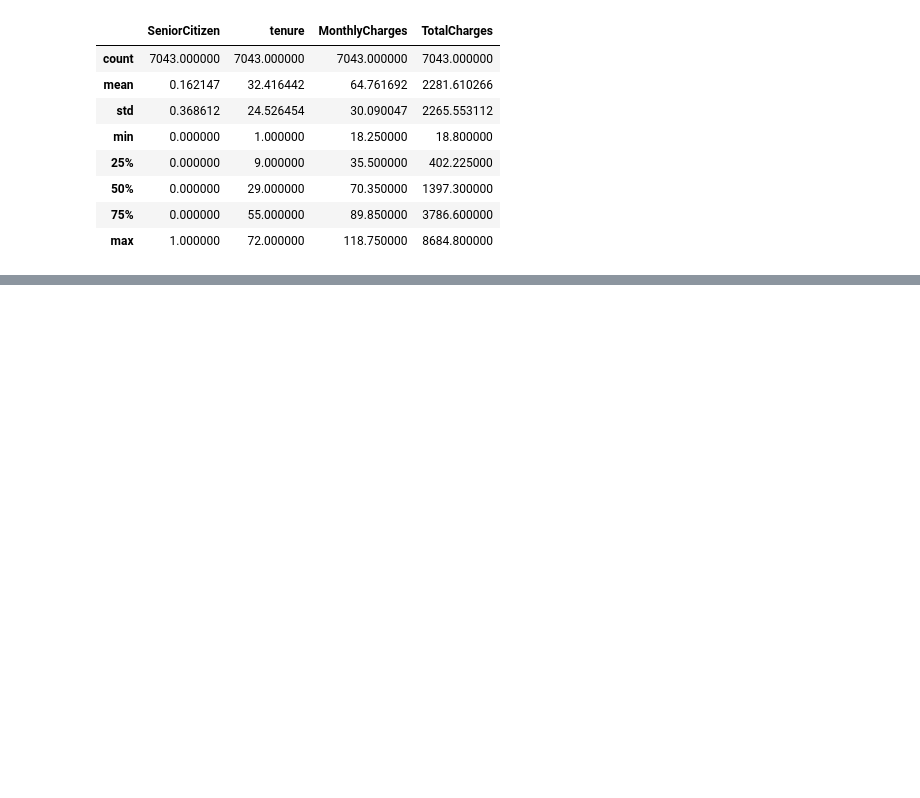
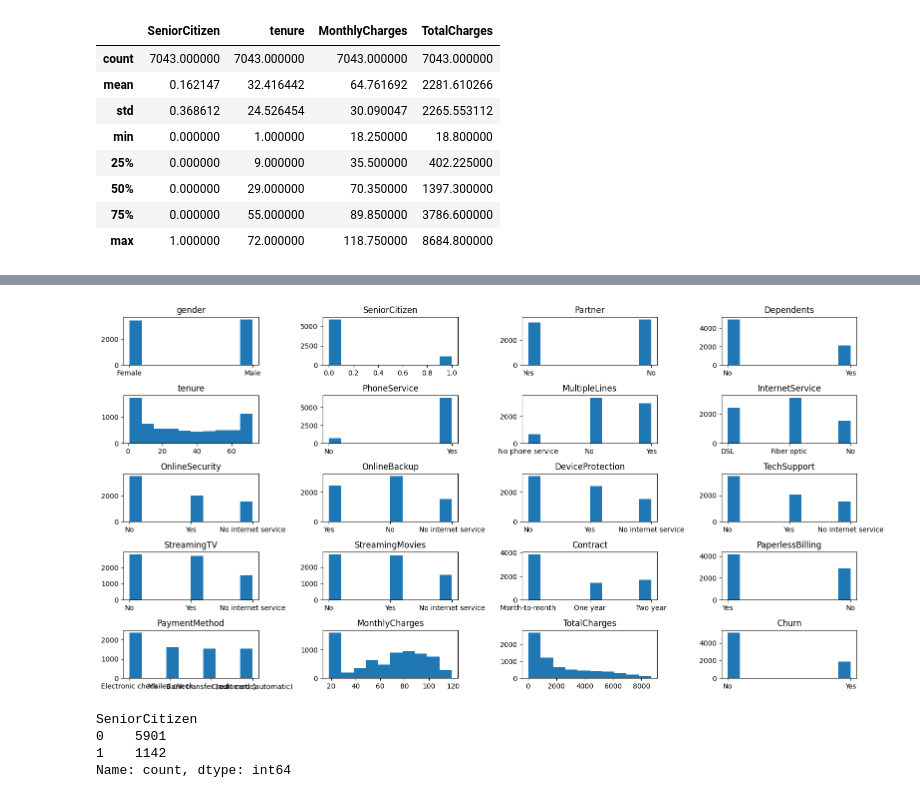
Before and after one commit to AhmadJer99/ChurnPrediction-TelcomData, a Jupyter notebook: ChurnPrediction.ipynb, the cells around one changed output, grey strips where cells are left out. Drawn from its saved outputs; the diff is of its cells as text; code cells hidden in the pictures; blank space fills up the shorter version.

```diff
--- a/ChurnPrediction.ipynb
+++ b/ChurnPrediction.ipynb
@@ -175,0 +209,74 @@ DeviatedColumns = ['tenure', 'MonthlyCharges', 'TotalCharges']
+# %%
+fig,ax = plt.subplots(5,4, figsize=(16,8))
+
+ax[0,0].title.set_text('gender')
+ax[0,0].hist(df['gender'])
+
+ax[0,1].title.set_text('SeniorCitizen')
+ax[0,1].hist(df['SeniorCitizen'])
+
+ax[0,2].title.set_text('Partner')
+ax[0,2].hist(df['Partner'])
+
+ax[0,3].title.set_text('Dependents')
+ax[0,3].hist(df['Dependents'])
+
+ax[1,0].title.set_text('tenure')
+ax[1,0].hist(df['tenure'])
+
+ax[1,1].title.set_text('PhoneService')
+ax[1,1].hist(df['PhoneService'])
+
+ax[1,2].title.set_text('MultipleLines')
+ax[1,2].hist(df['MultipleLines'])
+
+ax[1,3].title.set_text('InternetService')
+ax[1,3].hist(df['InternetService'])
+
+ax[2,0].title.set_text('OnlineSecurity')
+ax[2,0].hist(df['OnlineSecurity'])
+
+ax[2,1].title.set_text('OnlineBackup')
+ax[2,1].hist(df['OnlineBackup'])
+
+ax[2,2].title.set_text('DeviceProtection')
+ax[2,2].hist(df['DeviceProtection'])
+
+ax[2,3].title.set_text('TechSupport')
+ax[2,3].hist(df['TechSupport'])
+
+ax[3,0].title.set_text('StreamingTV')
+ax[3,0].hist(df['StreamingTV'])
+
+ax[3,1].title.set_text('StreamingMovies')
+ax[3,1].hist(df['StreamingMovies'])
+
+ax[3,2].title.set_text('Contract')
+ax[3,2].hist(df['Contract'])
+
+ax[3,3].title.set_text('PaperlessBilling')
+ax[3,3].hist(df['PaperlessBilling'])
+
+ax[4,0].title.set_text('PaymentMethod')
+ax[4,0].hist(df['PaymentMethod'])
+
+ax[4,1].title.set_text('MonthlyCharges')
+ax[4,1].hist(df['MonthlyCharges'])
+
+ax[4,2].title.set_text('TotalCharges')
+ax[4,2].hist(df['TotalCharges'])
+
+ax[4,3].title.set_text('Churn')
+ax[4,3].hist(df['Churn'])
+
+plt.tight_layout()
+plt.show()
+# %% [output]
+[figure, added]
+# %%
+df['SeniorCitizen'].value_counts()
+# %% [output]
+SeniorCitizen
+0    5901
+1    1142
+Name: count, dtype: int64
```
Also changed, not shown: parts of 8 cells of this notebook, 1 other file.
